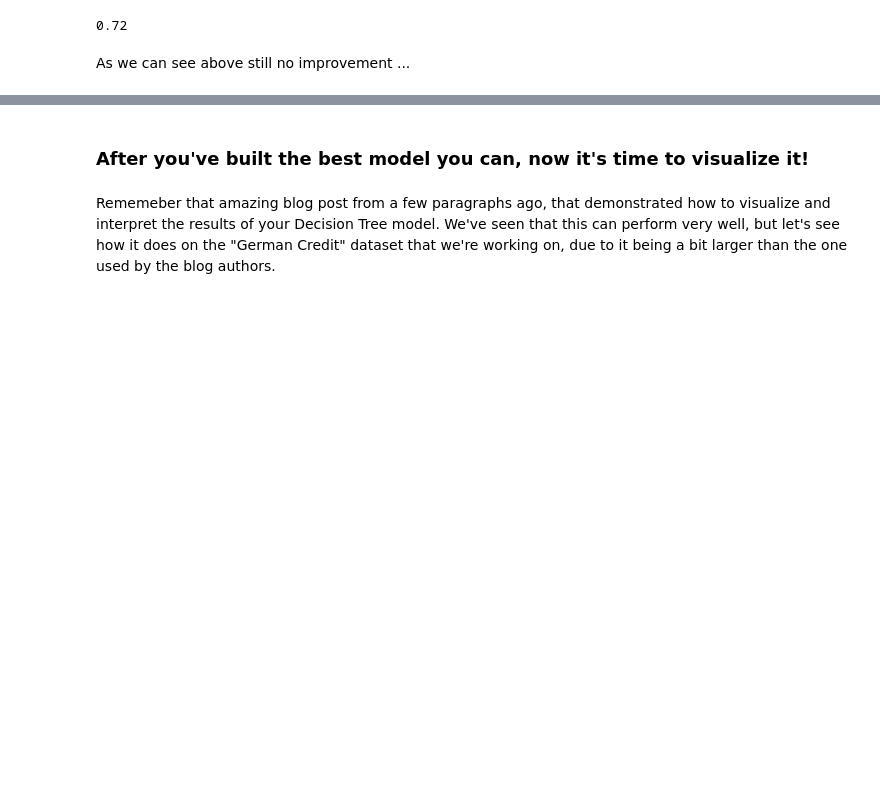
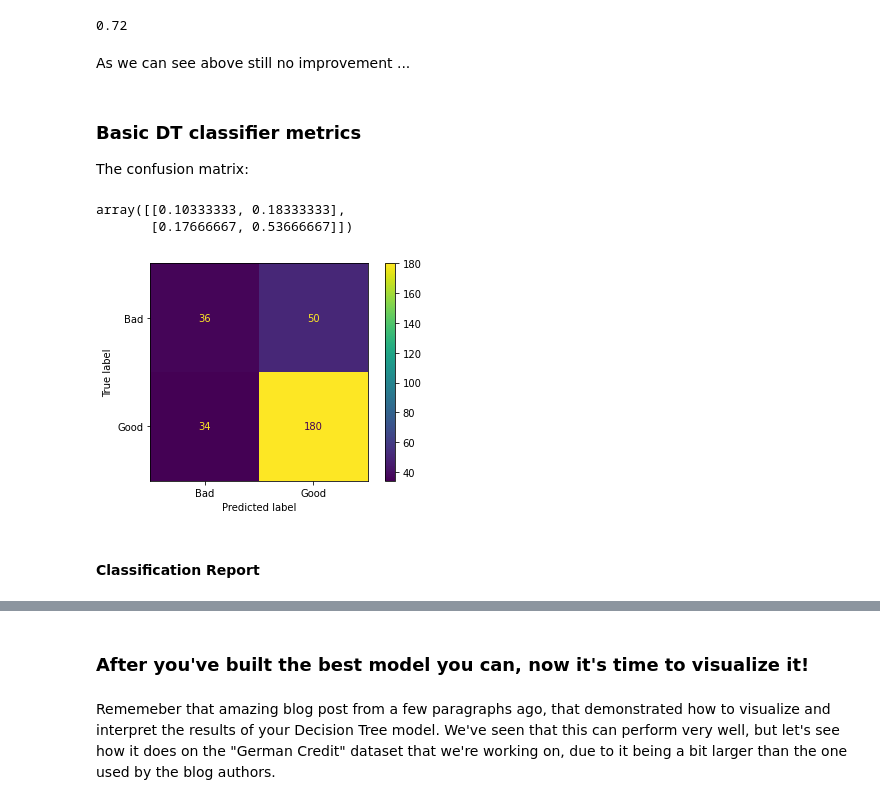
Before and after one commit to dantohe/Springboard, a Jupyter notebook: trees/Mini_Project_Tree-Based_Algorithms.ipynb, the cells around one changed output, grey strips where cells are left out. Saved outputs shown, nothing was run; the diff lists cells and outputs as text; code cells hidden in the pictures; blank space fills up the shorter version.

```diff
--- a/trees/Mini_Project_Tree-Based_Algorithms.ipynb
+++ b/trees/Mini_Project_Tree-Based_Algorithms.ipynb
@@ -252,3 +236,20 @@ score[np.argmax(score)]
 0.72
 # %% [markdown]
 As we can see above still no improvement ...
+# %% [markdown]
+### Basic DT classifier metrics
+The confusion matrix:
+# %%
+from sklearn.metrics import confusion_matrix
+confusion_matrix(y_test, y_pred, normalize='all')
+# %% [output]
+array([[0.10333333, 0.18333333],
+       [0.17666667, 0.53666667]])
+# %%
+from sklearn.metrics import plot_confusion_matrix
+plot_confusion_matrix(dtree, x_test, y_test)
+plt.show()
+# %% [output]
+[figure, added]
+# %% [markdown]
+#### Classification Report
```
Also changed, not shown: parts of 20 cells of this notebook.
